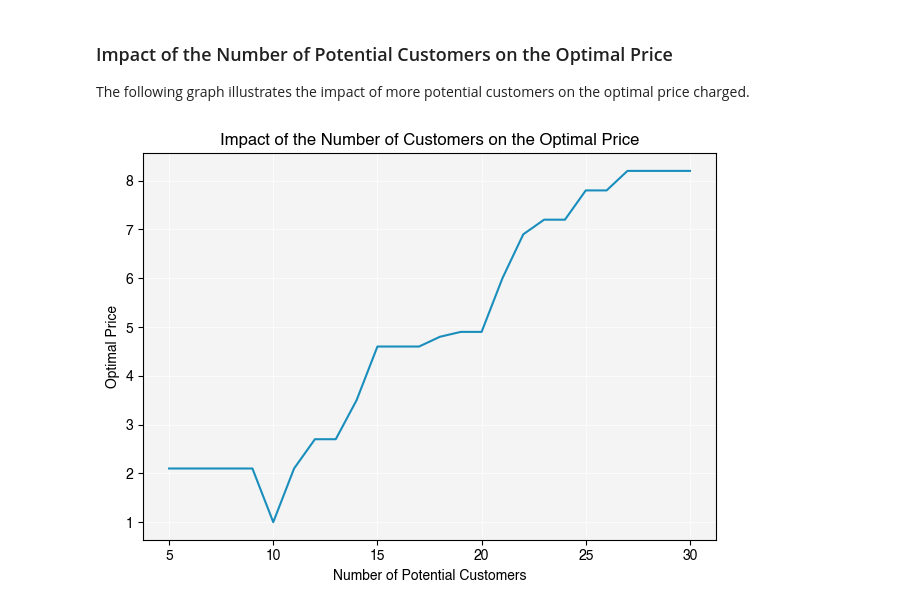
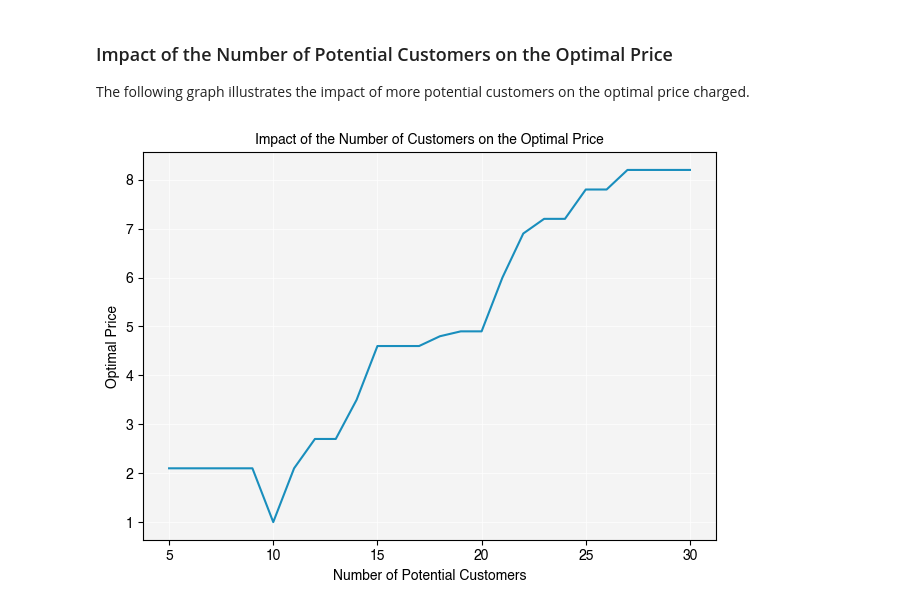
Before and after one commit to BenNorsk/dynamic_pricing, a Jupyter notebook: dynamic_demand.ipynb, the cells around one changed output. Saved outputs shown, nothing was run; the diff lists cells and outputs as text; code cells hidden in the pictures.

```diff
--- a/dynamic_demand.ipynb
+++ b/dynamic_demand.ipynb
@@ -260,32 +261,32 @@ def graph_optimal_price(consumers, optimal_price, optimal_quantity):
     ----------
     consumers : list
         A list of integers representing the number of consumers.
     optimal_price : list
         A list of floats representing the optimal price for each number of consumers.
     optimal_quantity : list
         A list of integers representing the optimal quantity for each number of consumers.
     """
 
     # Plot the optimal price on the first y-axis
     plt.plot(consumers, optimal_price, color='#198ebd', label='Optimal Price')
     plt.xlabel('Number of Potential Customers')
     plt.ylabel('Optimal Price', color='black')
     plt.tick_params(axis='y', labelcolor='black')
 
     # Add a title and grid
-    plt.title('Impact of the Number of Customers on the Optimal Price', fontsize=12)
+    plt.title('Impact of the Number of Customers on the Optimal Price', fontsize=10)
     plt.tight_layout()
 
     # Set a white grid and background
     plt.grid(color='white', linestyle='-', linewidth=0.5)
     plt.gca().set_facecolor('#f4f4f4')
 
 
 
     # Show the plot in dpi=300
     plt.savefig('optimal_price_vs_customers.png', dpi=300)
     plt.show()
 
 graph_optimal_price(consumers, optimal_price, optimal_quantity)
 # %% [output]
-[figure, old version]
+[figure, new version]
```
Also changed, not shown: parts of 2 cells of this notebook, 2 other files.
